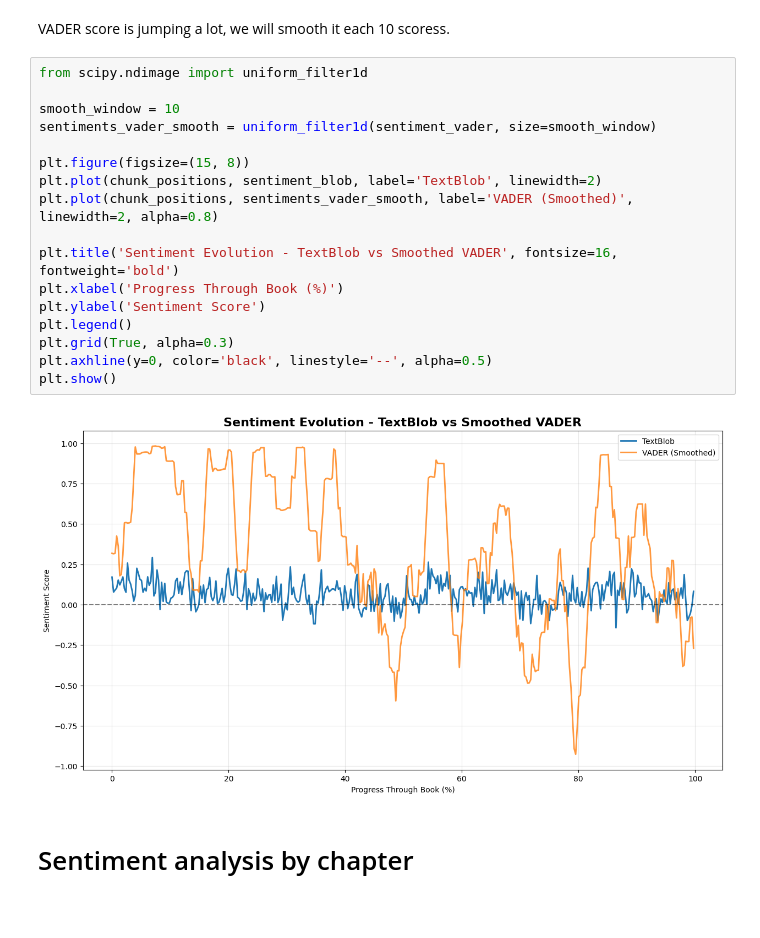
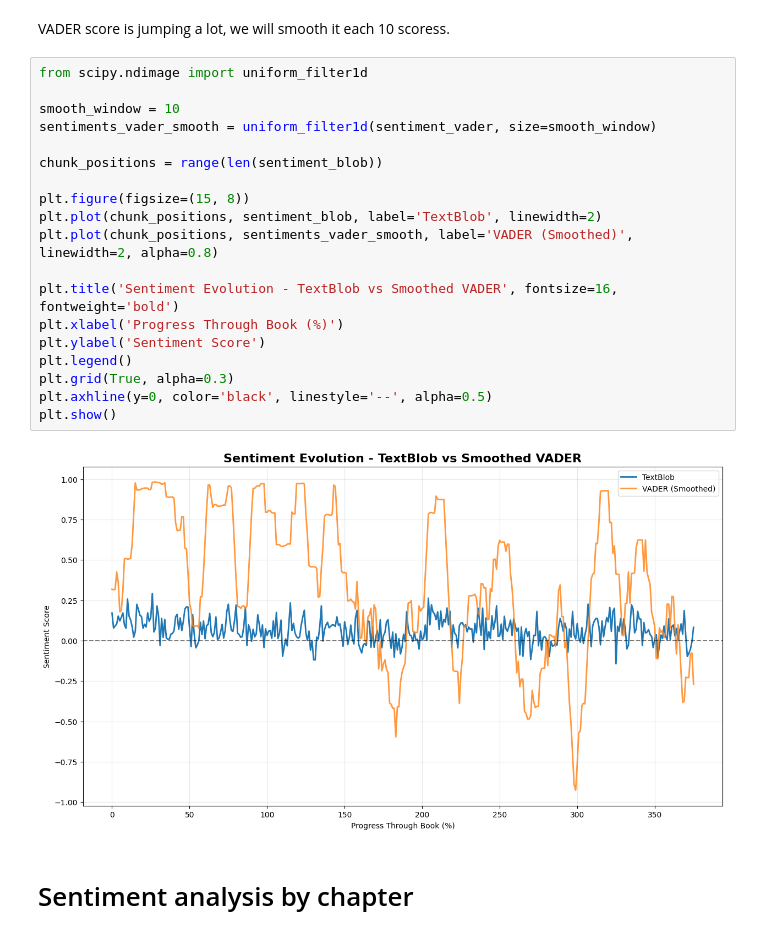
Before and after one commit to LaraN01/CAS_NLP, a Jupyter notebook: Projects/Corpus_task.ipynb, the cells around one changed output. Saved outputs shown, nothing was run; the diff lists cells and outputs as text.

```diff
--- a/Projects/Corpus_task.ipynb
+++ b/Projects/Corpus_task.ipynb
@@ -381,22 +380,24 @@ VADER score is jumping a lot, we will smooth it each 10 scoress.
 # %%
 from scipy.ndimage import uniform_filter1d
 
 smooth_window = 10
 sentiments_vader_smooth = uniform_filter1d(sentiment_vader, size=smooth_window)
+
+chunk_positions = range(len(sentiment_blob))
 
 plt.figure(figsize=(15, 8))
 plt.plot(chunk_positions, sentiment_blob, label='TextBlob', linewidth=2)
 plt.plot(chunk_positions, sentiments_vader_smooth, label='VADER (Smoothed)', linewidth=2, alpha=0.8)
 
 plt.title('Sentiment Evolution - TextBlob vs Smoothed VADER', fontsize=16, fontweight='bold')
 plt.xlabel('Progress Through Book (%)')
 plt.ylabel('Sentiment Score')
 plt.legend()
 plt.grid(True, alpha=0.3)
 plt.axhline(y=0, color='black', linestyle='--', alpha=0.5)
 plt.show()
 # %% [output]
-[figure, old version]
+[figure, new version]
 # %% [markdown]
 # Sentiment analysis by chapter
 # %%
```
Also changed, not shown: parts of 18 cells of this notebook.
